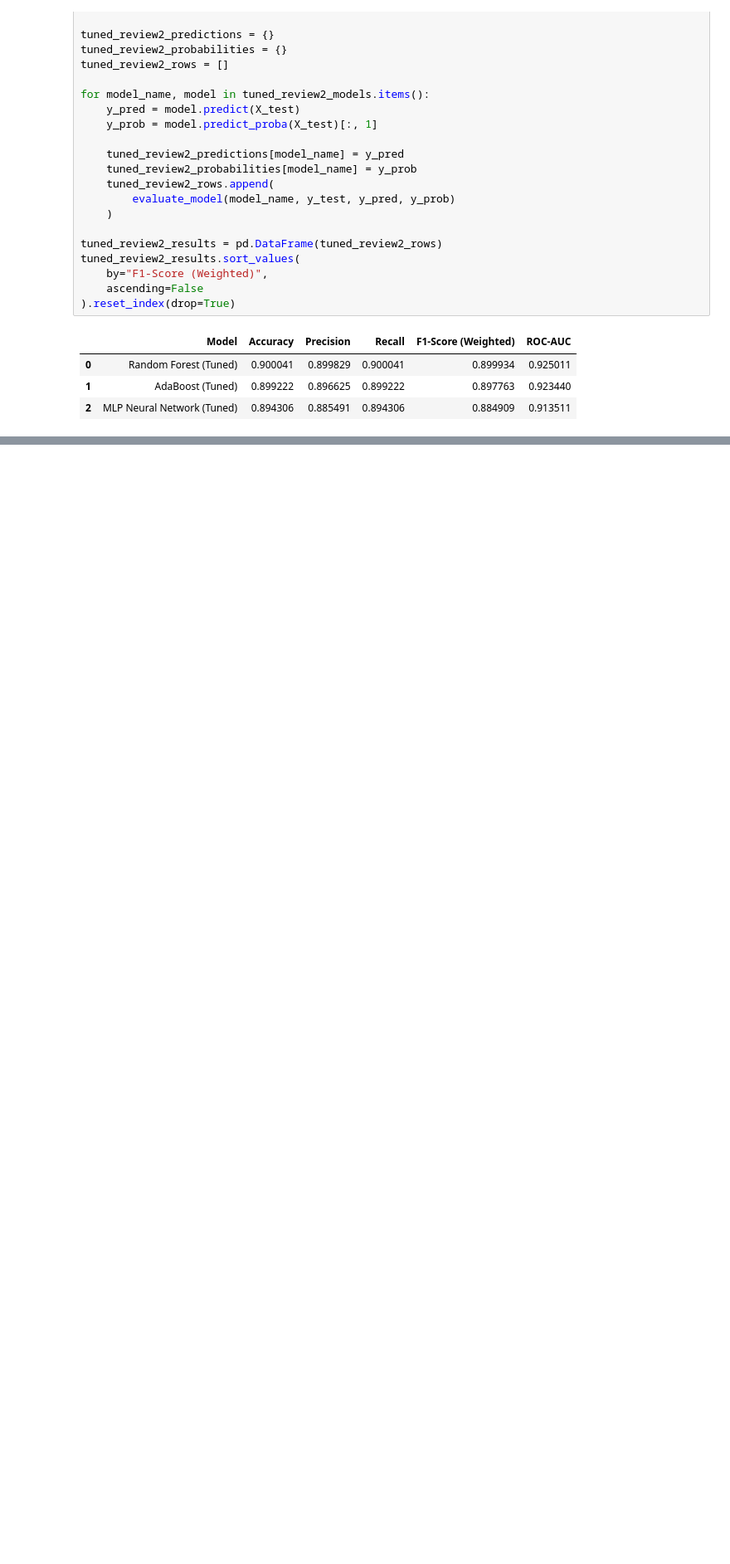
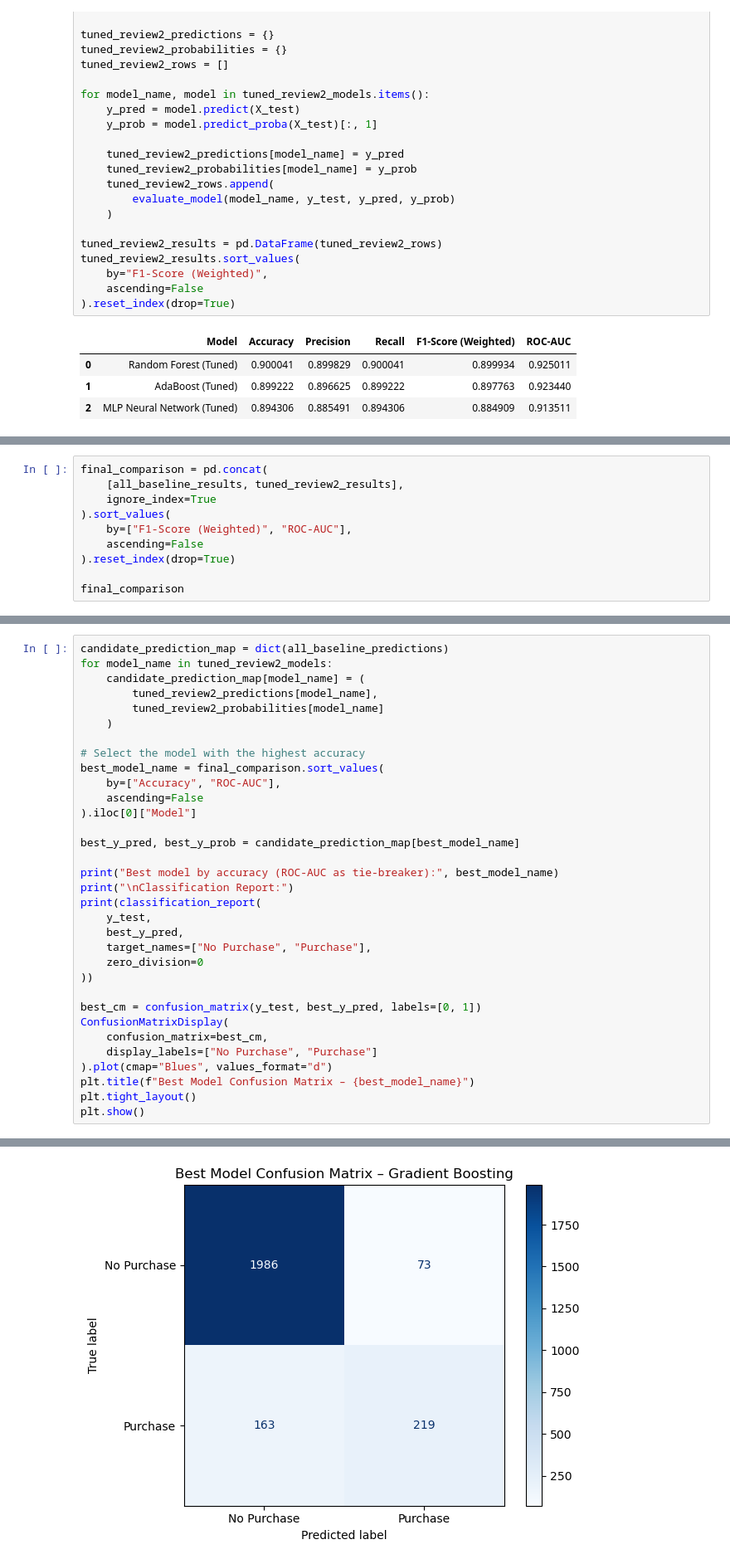
Before and after one commit to pragna100510/ML_Capstone, a Jupyter notebook: classification_review2/classification_finall.ipynb, the cells around one changed output, grey strips where cells are left out. Shown at 83% size. Cells and saved outputs as stored; diff of their text form; blank space fills up the shorter version.

Commit message:
Complete classification model comparison

```diff
--- a/classification_review2/03_Review2_With_Tuned_Evaluation.ipynb
+++ b/classification_review2/classification_finall.ipynb
@@ -1895,0 +1943,10 @@ tuned_review2_results.sort_values(
+# %%
+final_comparison = pd.concat(
+    [all_baseline_results, tuned_review2_results],
+    ignore_index=True
+).sort_values(
+    by=["F1-Score (Weighted)", "ROC-AUC"],
+    ascending=False
+).reset_index(drop=True)
+
+final_comparison
@@ -1895,0 +1972,34 @@ tuned_review2_results.sort_values(
+# %%
+candidate_prediction_map = dict(all_baseline_predictions)
+for model_name in tuned_review2_models:
+    candidate_prediction_map[model_name] = (
+        tuned_review2_predictions[model_name],
+        tuned_review2_probabilities[model_name]
+    )
+
+# Select the model with the highest accuracy
+best_model_name = final_comparison.sort_values(
+    by=["Accuracy", "ROC-AUC"],
+    ascending=False
+).iloc[0]["Model"]
+
+best_y_pred, best_y_prob = candidate_prediction_map[best_model_name]
+
+print("Best model by accuracy (ROC-AUC as tie-breaker):", best_model_name)
+print("\nClassification Report:")
+print(classification_report(
+    y_test,
+    best_y_pred,
+    target_names=["No Purchase", "Purchase"],
+    zero_division=0
+))
+
+best_cm = confusion_matrix(y_test, best_y_pred, labels=[0, 1])
+ConfusionMatrixDisplay(
+    confusion_matrix=best_cm,
+    display_labels=["No Purchase", "Purchase"]
+).plot(cmap="Blues", values_format="d")
+plt.title(f"Best Model Confusion Matrix – {best_model_name}")
+plt.tight_layout()
+plt.show()
+# %% [output]
@@ -1895,0 +2017 @@ tuned_review2_results.sort_values(
+[figure, added]
```
Also changed, not shown: parts of 7 cells of this notebook.
